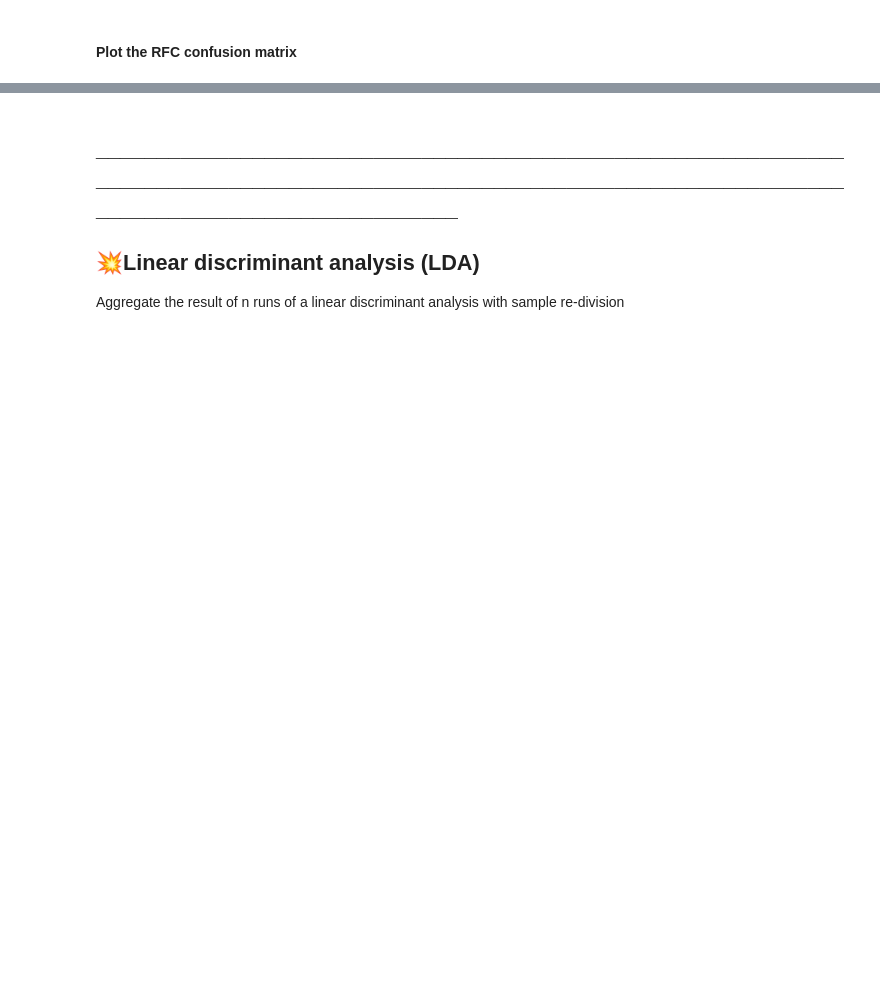
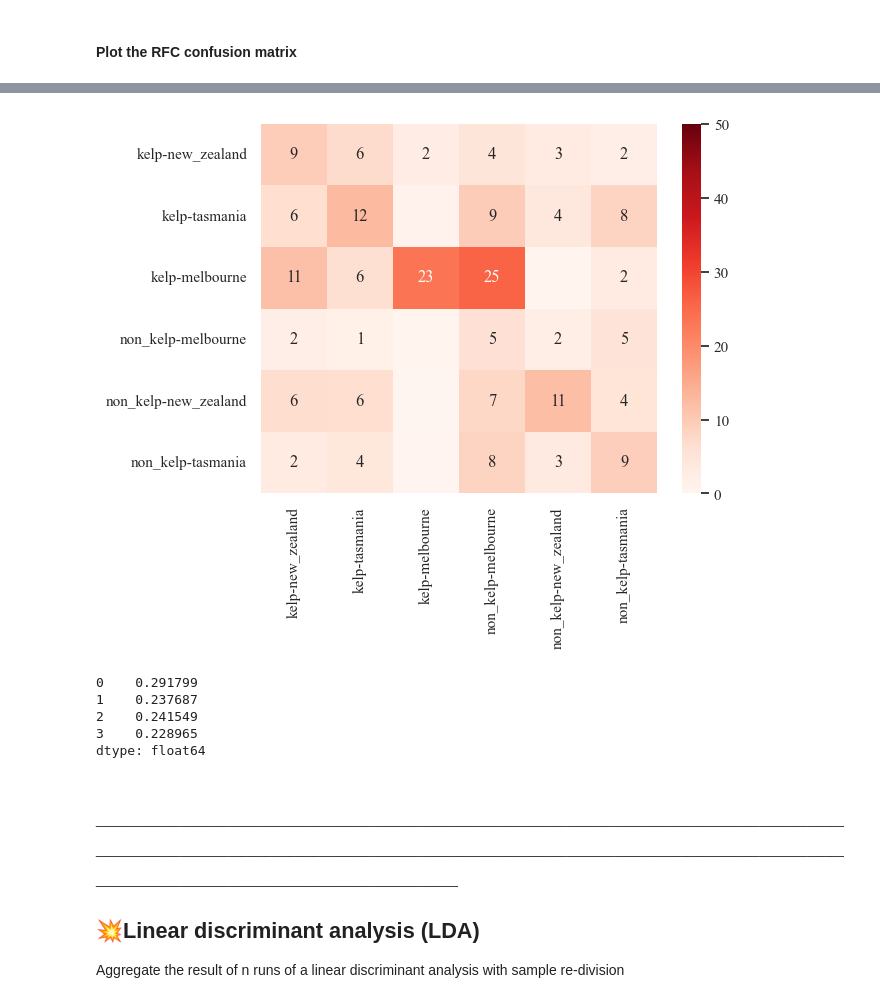
Before and after one commit to uqgrowan/Spectral-Separability-Analysis, a Jupyter notebook: spectral_separability.ipynb, the cells around one changed output, grey strips where cells are left out. Saved outputs shown, nothing was run; the diff lists cells and outputs as text; code cells hidden in the pictures; blank space fills up the shorter version.

```diff
--- a/spectral_separability.ipynb
+++ b/spectral_separability.ipynb
@@ -165,6 +165,9 @@ This section implements a random forest classifier on the spectra. It includes:
 # %%
 # Extract PCA components
 components, ev_ratio, ev = pca.run_pca(spectra, n_comps=min(20, len(spectra.columns)))
+# %%
+components = pd.DataFrame(components)
+components.to_csv("ASD_PCA_components.csv")
 # %% [markdown]
 #### Determine number of components to keep
 # %%
@@ -215,8 +218,7 @@ label_by_site = True
 # %%
 # Make labels accordingly
 if label_by_site:
-    comp_labels = aux.make_compound_labels(labels, ["Class", "site"])
-    comp_labels.name = "Class"
+    comp_labels = aux.make_compound_labels(labels, ["bom", "site"])
     labels_to_use = comp_labels
 else:
     labels_to_use = labels["Class"]
@@ -238,3 +232,3 @@ Name: Class, Length: 388, dtype: object
 # %%
 # Initialize a classifer with your chosen number of components
-forest = rfc.RandoForest(components[:, :9], labels_to_use, labels_col= "Class", runs = 10000)
+forest = rfc.RandoForest(components[:, :5], labels_to_use, runs = 10)
@@ -260,8 +251,8 @@ KeyError: 'Class'
 # Calculate aggregate results over many random forest runs
 forest.hyperparams = {
     'min_samples_split': 2,
-    'n_estimators': 95,
-    'max_depth': 25,
-    'max_leaf_nodes': 50
-}
+    'n_estimators': 150,
+    'max_depth': None,
+    'max_leaf_nodes': None
+    }
 forest.many_rfc_runs()
@@ -272,8 +271,11 @@ forest.plot_cm()
 # %%
 # Plot the standard deviation matrix of confusion errors
-df = np.std(forest.rfc_results["cm"], axis = 0)
+df = pd.DataFrame(np.std(forest.rfc_results["cm"], axis = 0))
+df_masked = df.map(lambda v: str(int(v*100)) if int(v*100) > 0 else "")
 
-sns.heatmap(df*100, cmap = "Reds", annot = df*100, fmt = ".0f",  vmin = 0, vmax = 50, xticklabels = labels_to_use.unique(), yticklabels = labels_to_use.unique())
+sns.heatmap(df*100, cmap = "Reds", annot = df_masked, fmt = "s",  vmin = 0, vmax = 50, xticklabels = labels_to_use.unique(), yticklabels = labels_to_use.unique())
 
 # Save figure
-plt.savefig("./plots/rfc/asd_kelp-site_std_10000a.svg")
+plt.savefig("./plots/rfc/asd_ko-site_std_10000a.svg")
+# %% [output]
+[figure, added]
@@ -297,3 +282,13 @@ resamp.resample_to_all(rsr_dir= "./satellite_RSRs/",
+# %%
+imps = forest.rfc_results["importances"]
+imps = pd.DataFrame(imps)
+imps.mean(axis = 0)
+# %% [output]
+0    0.291799
+1    0.237687
+2    0.241549
+3    0.228965
+dtype: float64
 # %% [markdown]
 ## __________________________________________________________________________________________________________________________________________________________
 ##
```
Also changed, not shown: parts of 15 cells of this notebook, 3 other files.
